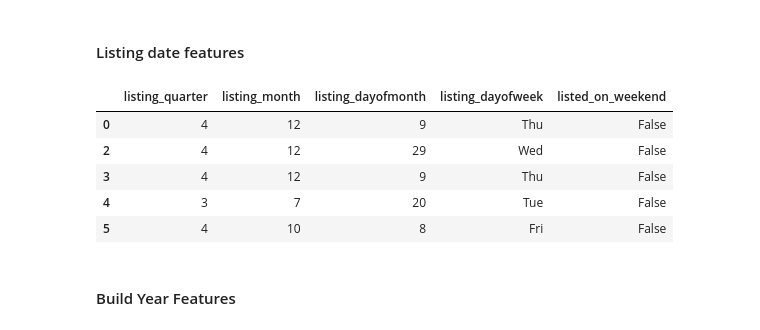
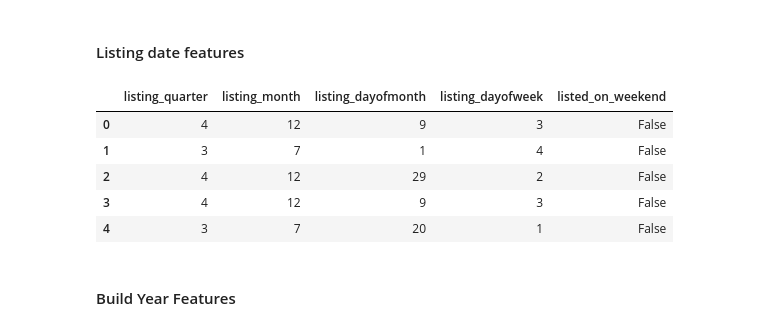
Before and after one commit to bensmith07/new_construction, a Jupyter notebook: prep_notebook.ipynb, the cells around one changed output. Drawn from its saved outputs; the diff is of its cells as text; code cells hidden in the pictures.

```diff
--- a/prep_notebook.ipynb
+++ b/prep_notebook.ipynb
@@ -238,7 +299,7 @@ cols_to_drop_rows = [col for col in df.columns if (df[col].isna().sum() > 0)
                                                 & (df[col].isna().sum() <=10)
                     ]
 cols_to_drop_rows.append('originallistprice')
-cols_to_drop = ['lotfeatures']
+cols_to_drop = ['lotfeatures', 'totalactualrent']
 cols_to_impute_median = ['lotsizearea']
 # %%
 # dropping columns
@@ -524,51 +488,38 @@ rent_df['propertysubtype'] = np.where(rent_df.propertysubtype == 'Single Family
 #### Listing date features
 # %%
 # quarter of listing
-sale_df['listing_quarter'] = sale_df.listingcontractdate.dt.quarter
-rent_df['listing_quarter'] = rent_df.listingcontractdate.dt.quarter
+df['listing_quarter'] = df.listingcontractdate.dt.quarter
 
 # month of listing
-sale_df['listing_month'] = sale_df.listingcontractdate.dt.month
-rent_df['listing_month'] = rent_df.listingcontractdate.dt.month
+df['listing_month'] = df.listingcontractdate.dt.month
 
 # date of listing
-sale_df['listing_dayofmonth'] = sale_df.listingcontractdate.dt.day
-rent_df['listing_dayofmonth'] = rent_df.listingcontractdate.dt.day
+df['listing_dayofmonth'] = df.listingcontractdate.dt.day
 
 # day of week of listing
-# sale_df['listing_dayofweek'] = sale_df.listingcontractdate.apply(lambda timestamp: str(timestamp.weekday())
-#                                                               + '-'
-#                                                               + timestamp.strftime('%a'))
-# rent_df['listing_dayofweek'] = rent_df.listingcontractdate.apply(lambda timestamp: str(timestamp.weekday())
-#                                                               + '-'
-#                                                               + timestamp.strftime('%a'))
 
-sale_df['listing_dayofweek'] = sale_df.listingcontractdate.apply(lambda x: x.strftime('%a'))
-rent_df['listing_dayofweek'] = rent_df.listingcontractdate.apply(lambda x: x.strftime('%a'))
+# df['listing_dayofweek'] = df.listingcontractdate.apply(lambda x: x.strftime('%a'))
+# df['listing_dayofweek'] = pd.Categorical(df.listing_dayofweek,
+#                                           categories=['Mon', 'Tue', 'Wed', 'Thu', 'Fri', 'Sat', 'Sun'],
+#                                           ordered=True)
 
-sale_df['listing_dayofweek'] = pd.Categorical(sale_df.listing_dayofweek,
-                                              categories=['Mon', 'Tue', 'Wed', 'Thu', 'Fri', 'Sat', 'Sun'],
-                                              ordered=True)
-sale_df['listing_dayofweek'] = pd.Categorical(sale_df.listing_dayofweek,
-                                              categories=['Mon', 'Tue', 'Wed', 'Thu', 'Fri', 'Sat', 'Sun'],
-                                              ordered=True)
+df['listing_dayofweek'] = df.listingcontractdate.apply(lambda x: x.weekday())
 
 # listed on the weekend
-sale_df['listed_on_weekend'] = np.where(sale_df.listing_dayofweek.isin(['5-Sat', '6-Sun']), True, False)
-rent_df['listed_on_weekend'] = np.where(rent_df.listing_dayofweek.isin(['5-Sat', '6-Sun']), True, False)
+df['listed_on_weekend'] = np.where(df.listing_dayofweek.isin([5, 6]), True, False)
 # %%
-sale_df[['listing_quarter',
-         'listing_month',
-         'listing_dayofmonth',
-         'listing_dayofweek',
-         'listed_on_weekend']].head()
+df[['listing_quarter',
+     'listing_month',
+     'listing_dayofmonth',
+     'listing_dayofweek',
+     'listed_on_weekend']].head()
 # %% [output]
 |  | listing_quarter | listing_month | listing_dayofmonth | listing_dayofweek | listed_on_weekend |
-| 0 | 4 | 12 | 9 | Thu | False |
-| 2 | 4 | 12 | 29 | Wed | False |
-| 3 | 4 | 12 | 9 | Thu | False |
-| 4 | 3 | 7 | 20 | Tue | False |
-| 5 | 4 | 10 | 8 | Fri | False |
+| 0 | 4 | 12 | 9 | 3 | False |
+| 1 | 3 | 7 | 1 | 4 | False |
+| 2 | 4 | 12 | 29 | 2 | False |
+| 3 | 4 | 12 | 9 | 3 | False |
+| 4 | 3 | 7 | 20 | 1 | False |
 # %% [markdown]
 #### Build Year Features
 # %%
```
Also changed, not shown: parts of 65 cells of this notebook, 11 other files.
